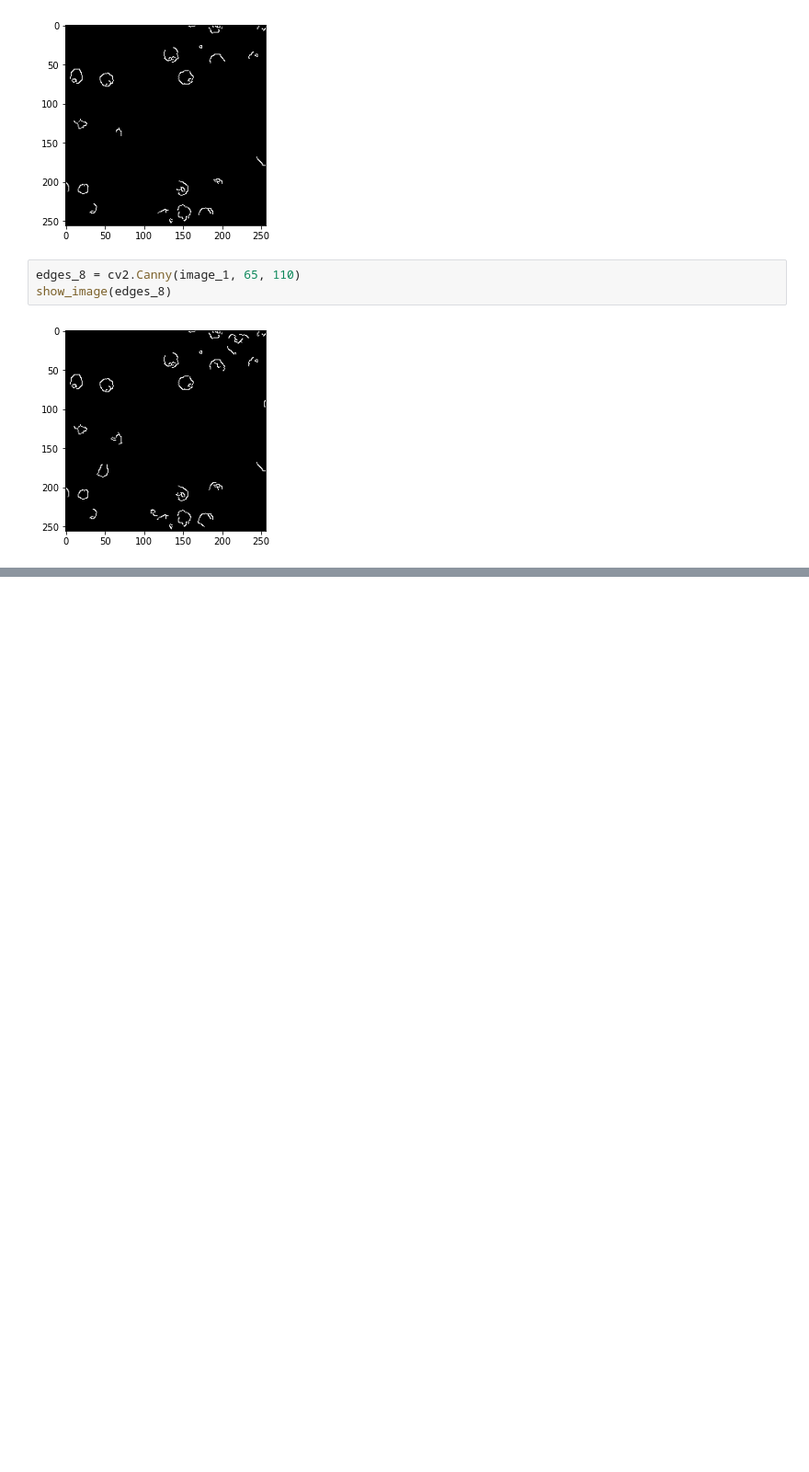
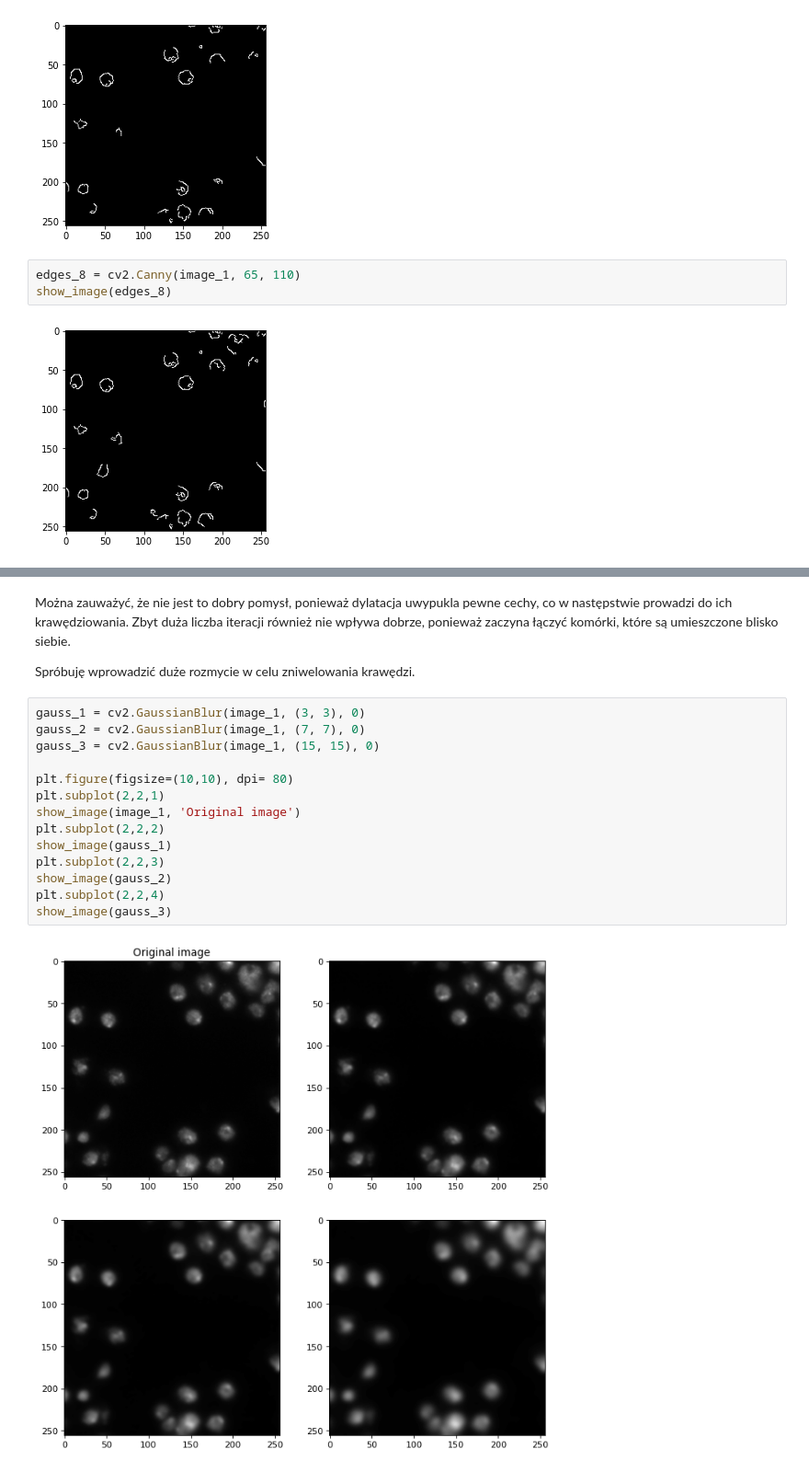
Before and after one commit to profjefer/biological-cells-counter, a Jupyter notebook: jupyter-notebooks/canny_filter.ipynb, the cells around one changed output, grey strips where cells are left out. Shown at 92% size. Drawn from its saved outputs; the diff is of its cells as text; blank space fills up the shorter version.

```diff
--- a/jupyter-notebooks/canny_filter.ipynb
+++ b/jupyter-notebooks/canny_filter.ipynb
@@ -79,0 +116,20 @@ Możemy zauważyć, że dla kilku prób bardzo trudno jest osiągnąć oczekiwan
+# %% [markdown]
+Można zauważyć, że nie jest to dobry pomysł, ponieważ dylatacja uwypukla pewne cechy, co w następstwie prowadzi do ich krawędziowania. Zbyt duża liczba iteracji również nie wpływa dobrze, ponieważ zaczyna łączyć komórki, które są umieszczone blisko siebie.
+
+Spróbuję wprowadzić duże rozmycie w celu zniwelowania krawędzi.
+# %%
+gauss_1 = cv2.GaussianBlur(image_1, (3, 3), 0)
+gauss_2 = cv2.GaussianBlur(image_1, (7, 7), 0)
+gauss_3 = cv2.GaussianBlur(image_1, (15, 15), 0)
+
+plt.figure(figsize=(10,10), dpi= 80)
+plt.subplot(2,2,1)
+show_image(image_1, 'Original image')
+plt.subplot(2,2,2)
+show_image(gauss_1)
+plt.subplot(2,2,3)
+show_image(gauss_2)
+plt.subplot(2,2,4)
+show_image(gauss_3)
+# %% [output]
+[figure, added]
```
Also changed, not shown: parts of 6 cells of this notebook.
